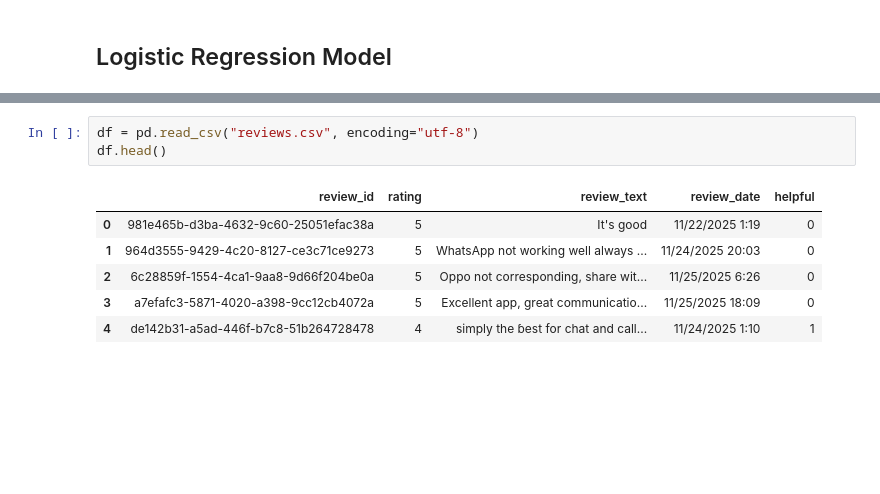
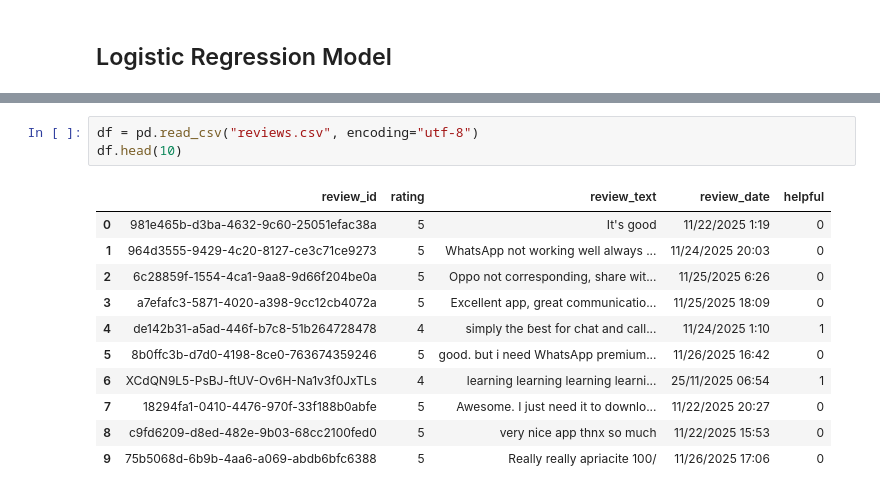
Before and after one commit to fredrikudengen/Group-Exam-INFO284, a Jupyter notebook: logisticRegression.ipynb, the cells around one changed output, grey strips where cells are left out. Cells and saved outputs as stored; diff of their text form; blank space fills up the shorter version.

```diff
--- a/logisticRegression.ipynb
+++ b/logisticRegression.ipynb
@@ -19,10 +22,15 @@ True
 # %%
 df = pd.read_csv("reviews.csv", encoding="utf-8")
-df.head()
+df.head(10)
 # %% [output]
 |  | review_id | rating | review_text | review_date | helpful |
 | 0 | 981e465b-d3ba-4632-9c60-25051efac38a | 5 | It's good | 11/22/2025 1:19 | 0 |
 | 1 | 964d3555-9429-4c20-8127-ce3c71ce9273 | 5 | WhatsApp not working well always ... | 11/24/2025 20:03 | 0 |
 | 2 | 6c28859f-1554-4ca1-9aa8-9d66f204be0a | 5 | Oppo not corresponding, share wit... | 11/25/2025 6:26 | 0 |
 | 3 | a7efafc3-5871-4020-a398-9cc12cb4072a | 5 | Excellent app, great communicatio... | 11/25/2025 18:09 | 0 |
 | 4 | de142b31-a5ad-446f-b7c8-51b264728478 | 4 | simply the ɓest for chat and call... | 11/24/2025 1:10 | 1 |
+| 5 | 8b0ffc3b-d7d0-4198-8ce0-763674359246 | 5 | good. but i need WhatsApp premium... | 11/26/2025 16:42 | 0 |
+| 6 | XCdQN9L5-PsBJ-ftUV-Ov6H-Na1v3f0JxTLs | 4 | learning learning learning learni... | 25/11/2025 06:54 | 1 |
+| 7 | 18294fa1-0410-4476-970f-33f188b0abfe | 5 | Awesome. I just need it to downlo... | 11/22/2025 20:27 | 0 |
+| 8 | c9fd6209-d8ed-482e-9b03-68cc2100fed0 | 5 | very nice app thnx so much | 11/22/2025 15:53 | 0 |
+| 9 | 75b5068d-6b9b-4aa6-a069-abdb6bfc6388 | 5 | Really really apriacite 100/ | 11/26/2025 17:06 | 0 |
```
Also changed, not shown: parts of 16 cells of this notebook, 1 other file.
